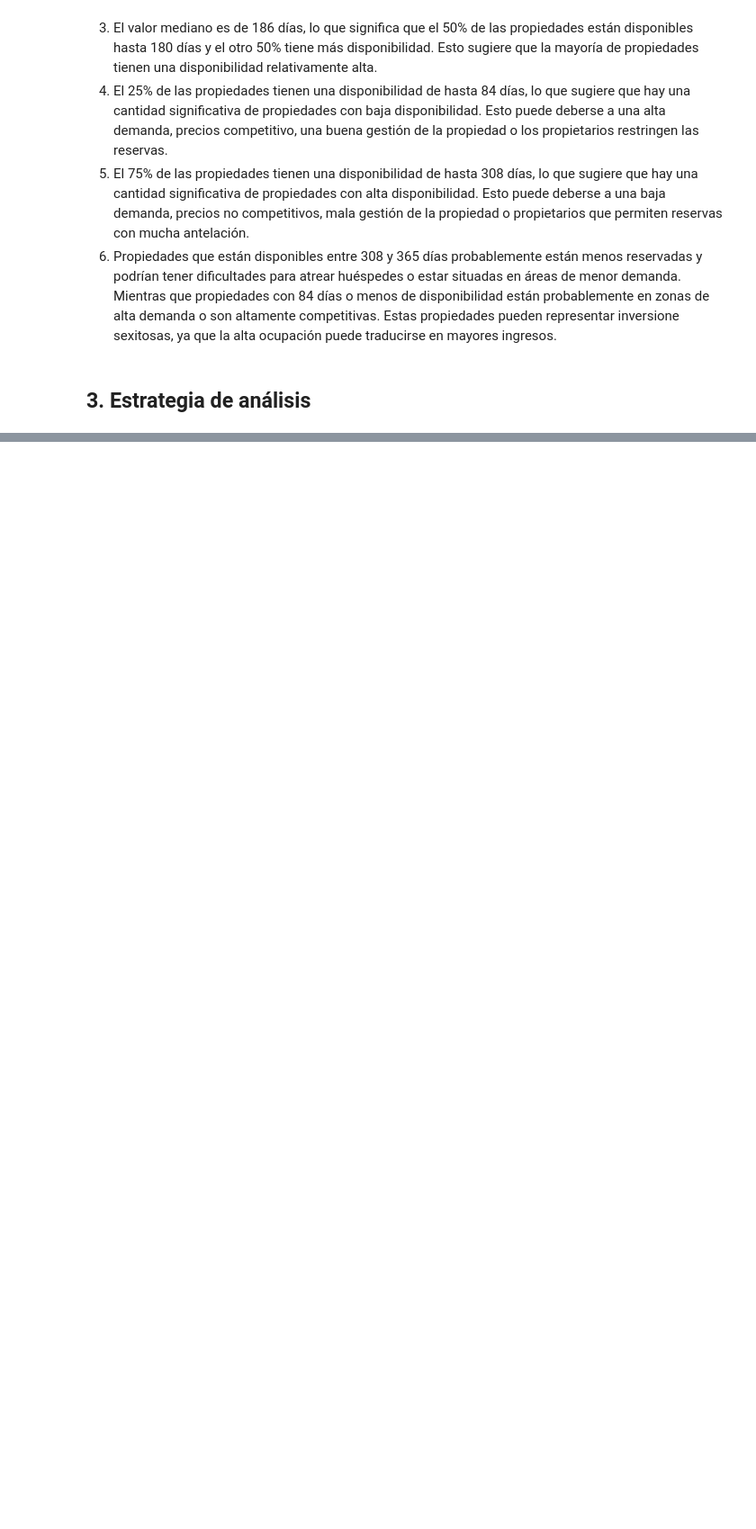
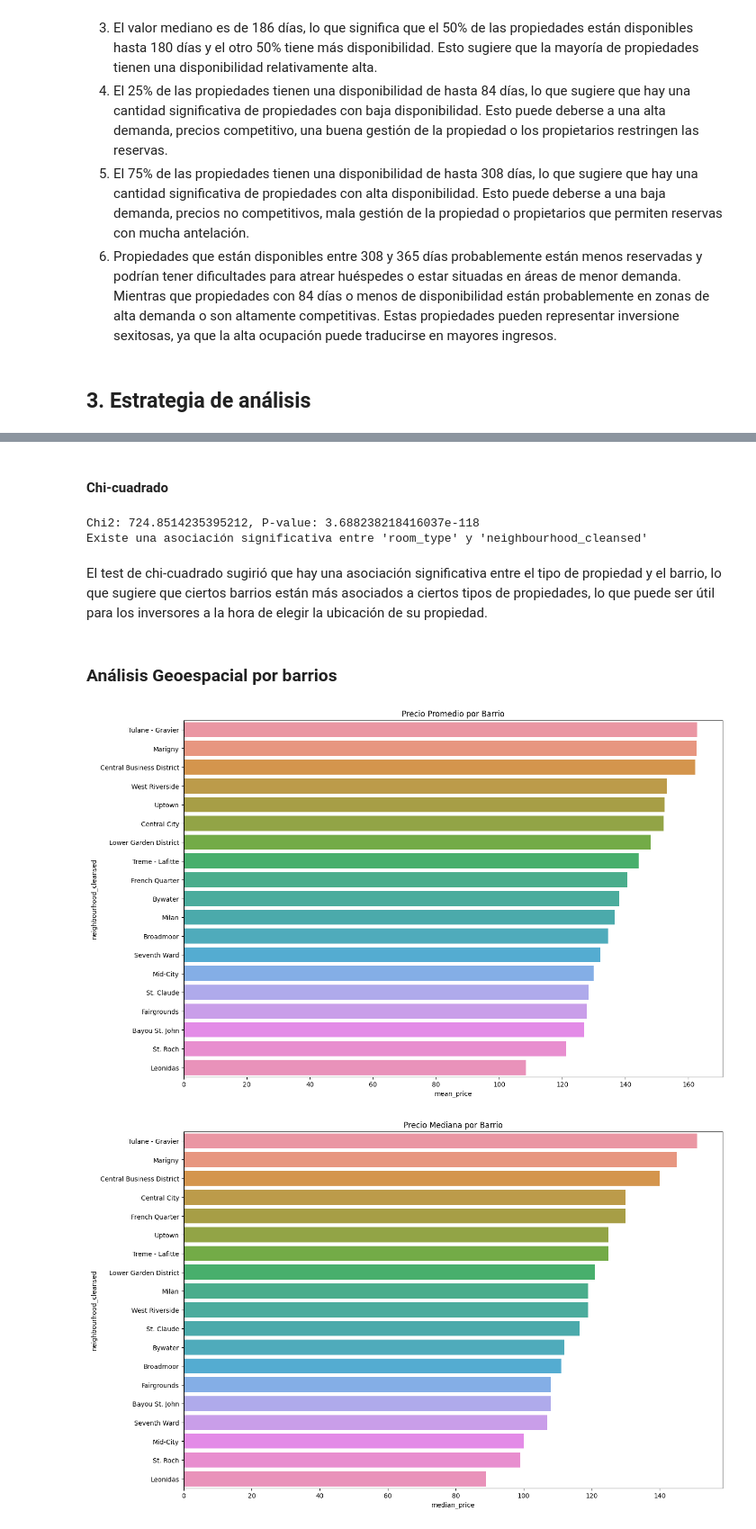
Before and after one commit to Cata1406/Taller1-CDA, a Jupyter notebook: eda.ipynb, the cells around one changed output, grey strips where cells are left out. Shown at 90% size. Saved outputs shown, nothing was run; the diff lists cells and outputs as text; code cells hidden in the pictures; blank space fills up the shorter version.

```diff
--- a/eda.ipynb
+++ b/eda.ipynb
@@ -411,0 +644,47 @@ La disponibilidad de las propiedades varía de 0 a 365 días.
+# %% [markdown]
+#### Chi-cuadrado
+# %%
+# Chi cuadrado para la relación entre 'room_type' y 'neighbourhood_cleansed'
+contingency_table = pd.crosstab(df['room_type'], df['neighbourhood_cleansed'])
+chi2, p_value, dof, expected = chi2_contingency(contingency_table)
+print(f"Chi2: {chi2}, P-value: {p_value}")
+
+if p_value < 0.05:
+    print("Existe una asociación significativa entre 'room_type' y 'neighbourhood_cleansed'")
+else:
+    print("No hay asociación significativa entre 'room_type' y 'neighbourhood_cleansed'")
+# %% [output]
+Chi2: 724.8514235395212, P-value: 3.688238218416037e-118
+Existe una asociación significativa entre 'room_type' y 'neighbourhood_cleansed'
+# %% [markdown]
+El test de chi-cuadrado sugirió que hay una asociación significativa entre el tipo de propiedad y el barrio, lo que sugiere que ciertos barrios están más asociados a ciertos tipos de propiedades, lo que puede ser útil para los inversores a la hora de elegir la ubicación de su propiedad.
+# %% [markdown]
+### Análisis Geoespacial por barrios
+# %%
+# Agrupar por barrio y calcular estadísticos
+neighbourhood_stats = df.groupby('neighbourhood_cleansed').agg({
+    'price': ['mean', 'median'],
+    'accommodates': 'mean'}).reset_index()
+
+neighbourhood_stats.columns = ['neighbourhood_cleansed', 'mean_price', 'median_price', 'mean_availability']
+
+# Visualización del precio promedio por barrio
+plt.figure(figsize=(15, 10))
+sns.barplot(x='mean_price', y='neighbourhood_cleansed', data=neighbourhood_stats.sort_values('mean_price', ascending=False))
+plt.title('Precio Promedio por Barrio')
+plt.show()
+
+# Visualización del precio mediana por barrio
+plt.figure(figsize=(15, 10))
+sns.barplot(x='median_price', y='neighbourhood_cleansed', data=neighbourhood_stats.sort_values('median_price', ascending=False))
+plt.title('Precio Mediana por Barrio')
+plt.show()
+
+# Visualización del precio mediana por barrio
+plt.figure(figsize=(15, 10))
+sns.barplot(x='mean_availability', y='neighbourhood_cleansed', data=neighbourhood_stats.sort_values('mean_availability', ascending=False))
+plt.title('Disponibilidad media por Barrio')
+plt.show()
+# %% [output]
+[figure, added]
+[figure, added]
```
Also changed, not shown: parts of 31 cells of this notebook.
